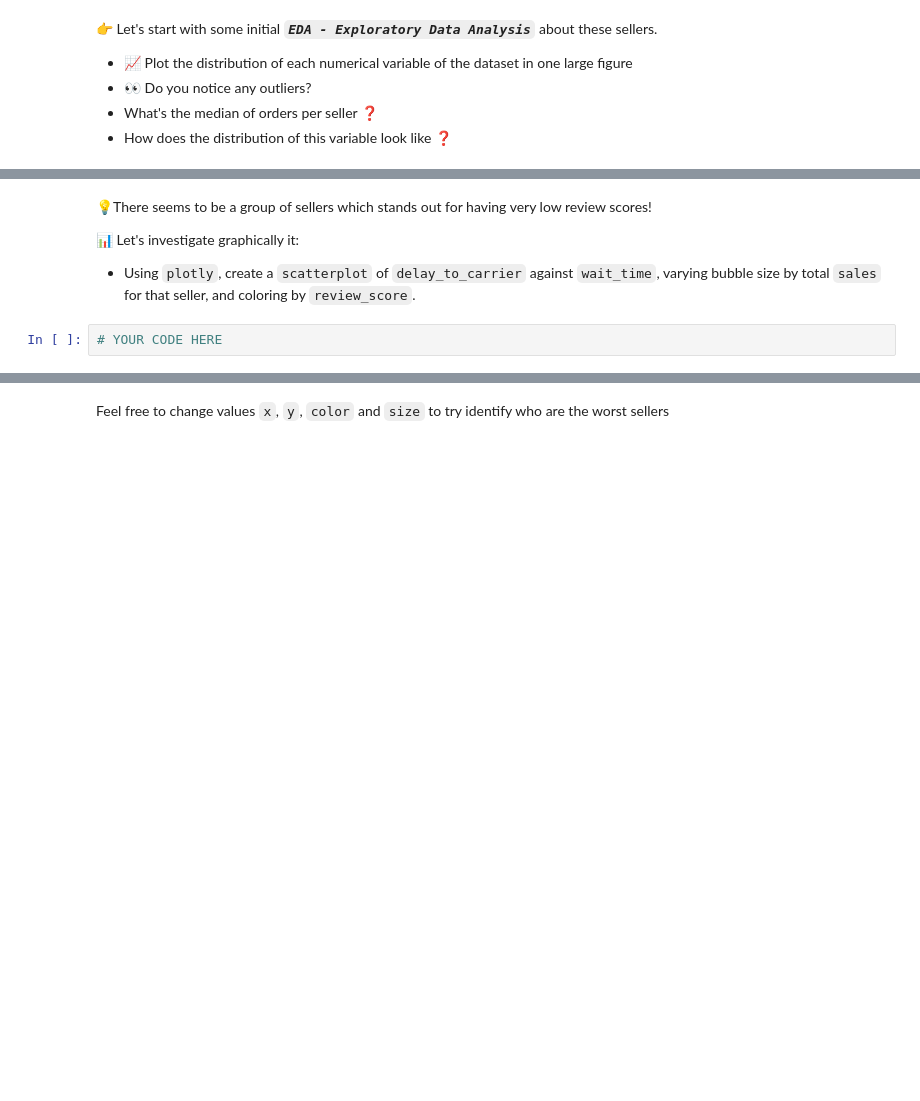
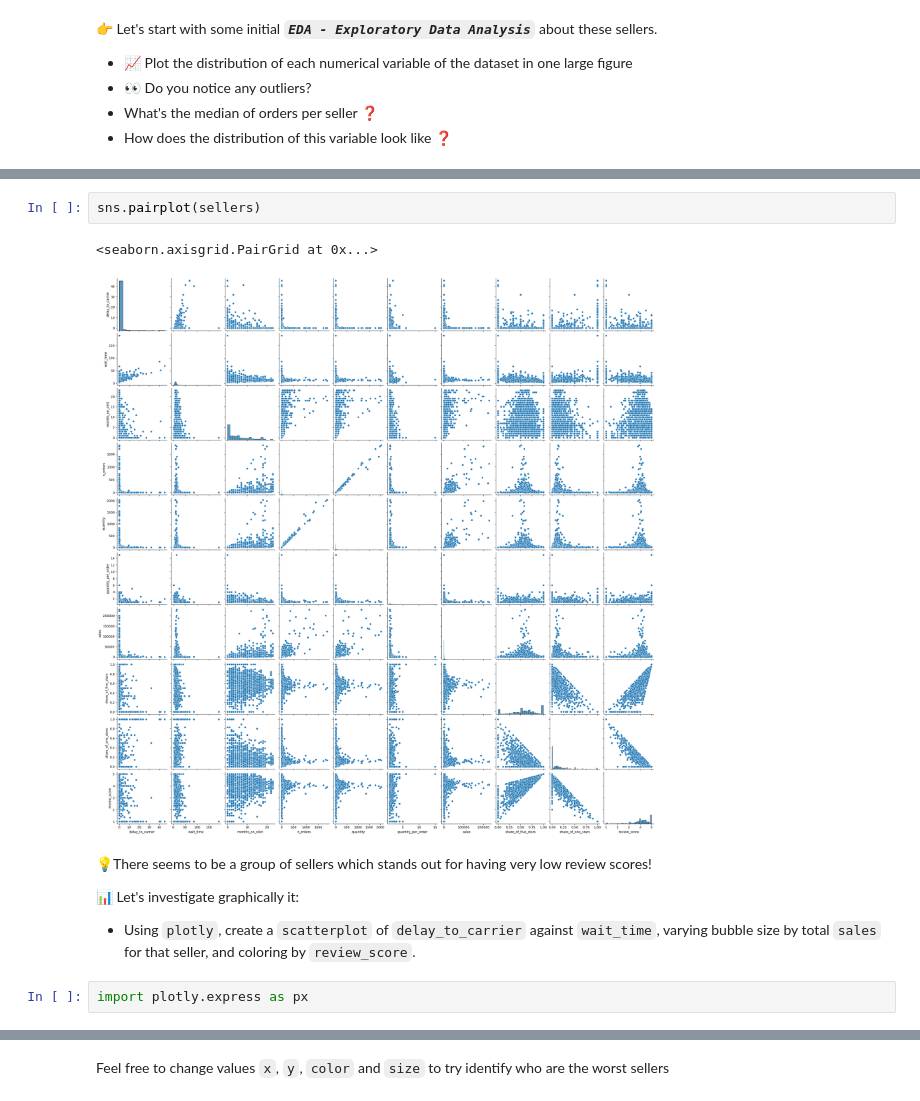
Before and after one commit to Dimasaur/data-sellers, a Jupyter notebook: sellers.ipynb, the cells around one changed output, grey strips where cells are left out. Cells and saved outputs as stored; diff of their text form; blank space fills up the shorter version.

```diff
--- a/sellers.ipynb
+++ b/sellers.ipynb
@@ -192,7 +201,12 @@ Did you use <code>Orders().get_training_data()</code>? That's a valid option, bu
+# %%
+sns.pairplot(sellers)
+# %% [output]
+<seaborn.axisgrid.PairGrid at 0x...>
+[figure, added]
 # %% [markdown]
 💡There seems to be a group of sellers which stands out for having very low review scores!
 
 📊 Let's investigate graphically it:
 * Using `plotly`, create a `scatterplot` of `delay_to_carrier` against `wait_time`, varying bubble size by total `sales` for that seller, and coloring by `review_score`.
-# %%
-# YOUR CODE HERE
+# %%
+import plotly.express as px
```
Also changed, not shown: parts of 30 cells of this notebook.
